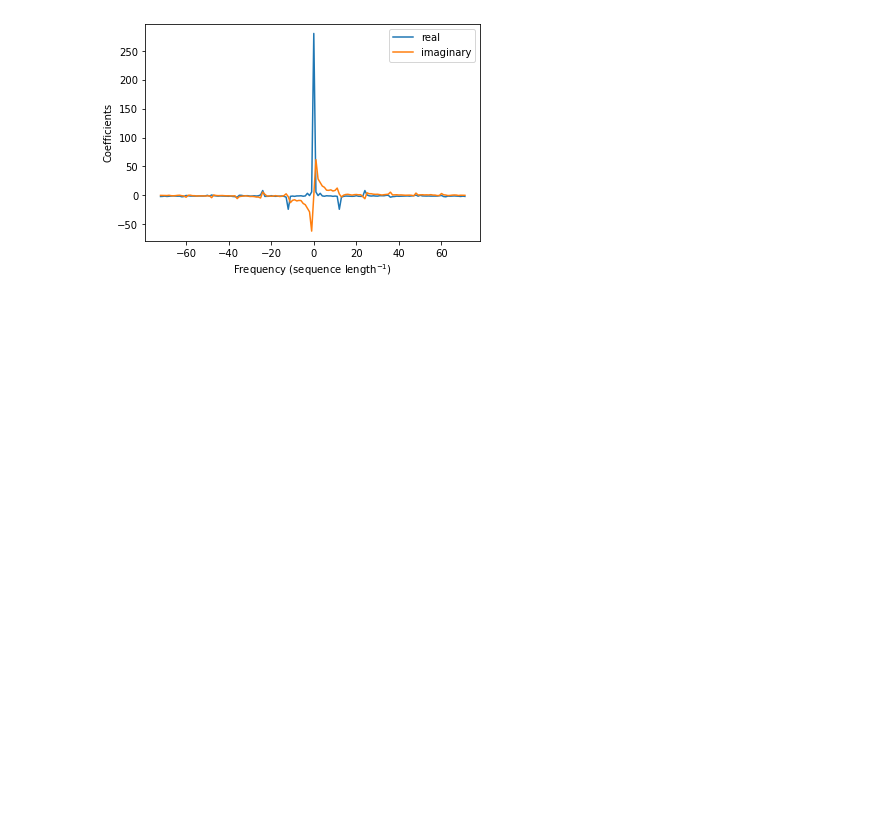
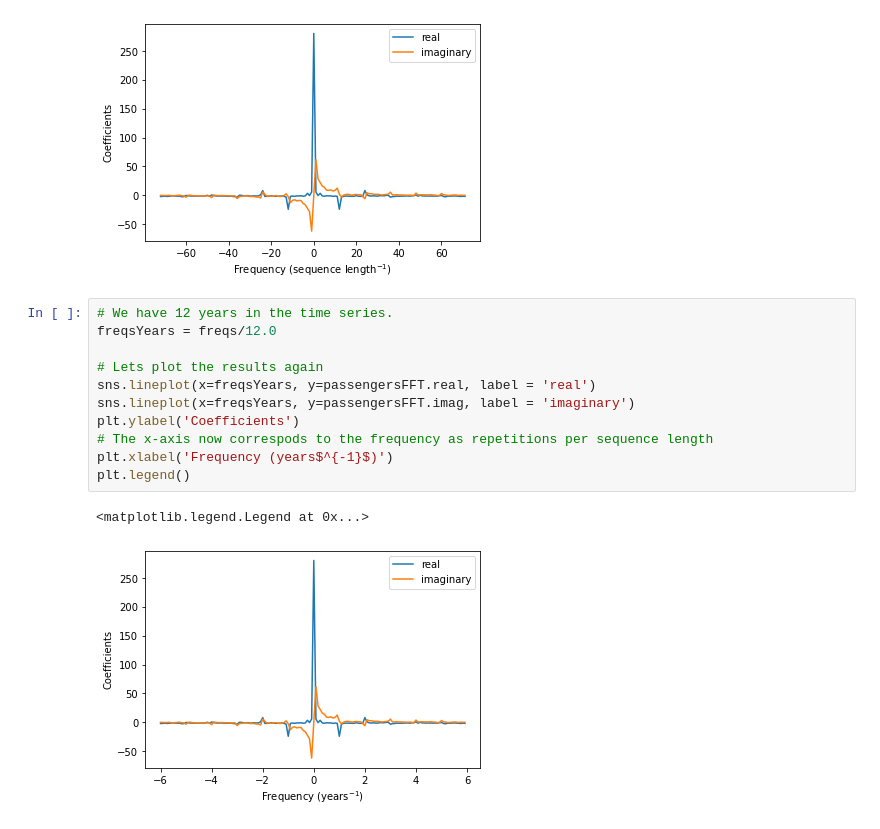
Before and after one commit to Ma-Zhuang/Visualization, a Jupyter notebook: lab9/lab-9_exc.ipynb, the cells around one changed output. Cells and saved outputs as stored; diff of their text form; blank space fills up the shorter version.

```diff
--- a/lab9/lab-9_exc.ipynb
+++ b/lab9/lab-9_exc.ipynb
@@ -126,3 +126,17 @@ plt.legend()
 # %% [output]
 <matplotlib.legend.Legend at 0x...>
 [figure]
+# %%
+# We have 12 years in the time series.
+freqsYears = freqs/12.0
+
+# Lets plot the results again
+sns.lineplot(x=freqsYears, y=passengersFFT.real, label = 'real')
+sns.lineplot(x=freqsYears, y=passengersFFT.imag, label = 'imaginary')
+plt.ylabel('Coefficients')
+# The x-axis now correspods to the frequency as repetitions per sequence length
+plt.xlabel('Frequency (years$^{-1}$)')
+plt.legend()
+# %% [output]
+<matplotlib.legend.Legend at 0x...>
+[figure, added]
```
